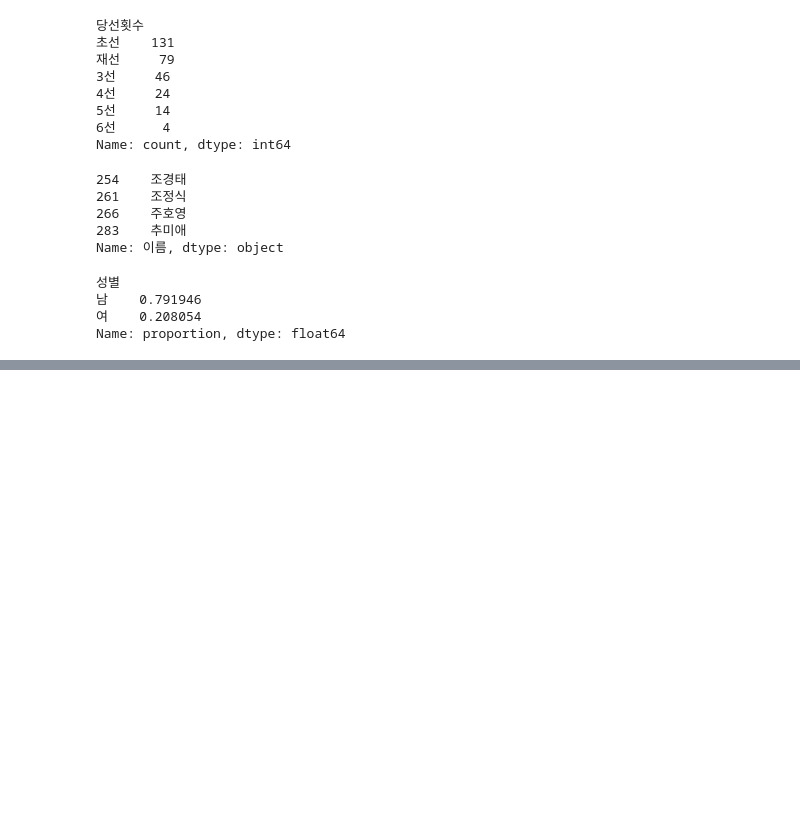
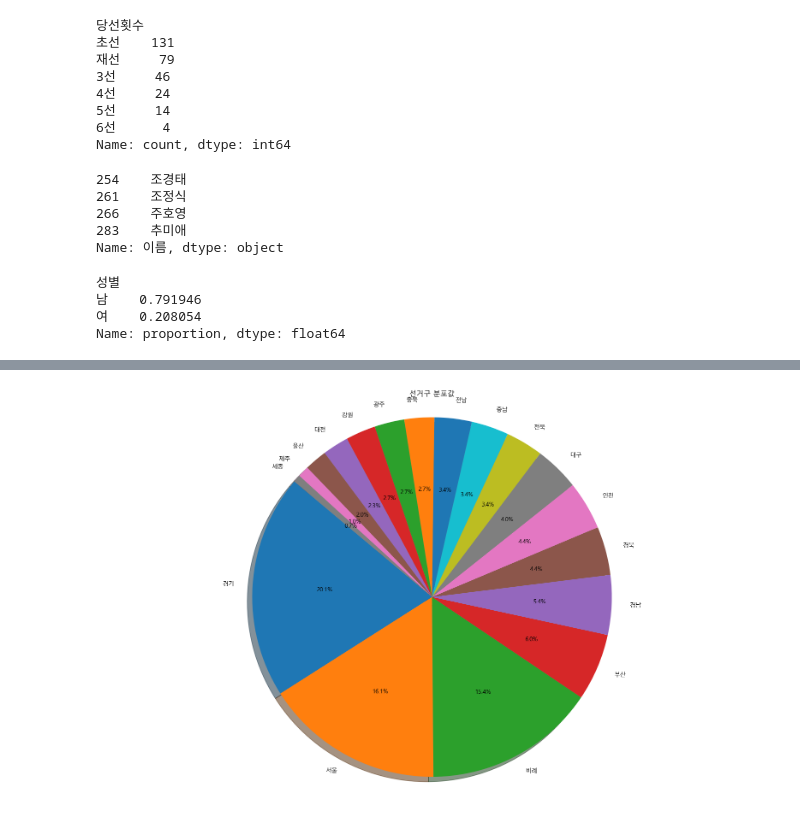
Before and after one commit to Choi-Sungyun0716/Python_WebScraping_Analysis, a Jupyter notebook: 05.국회의원현황_New2025.ipynb, the cells around one changed output, grey strips where cells are left out. Cells and saved outputs as stored; diff of their text form; code cells hidden in the pictures; blank space fills up the shorter version.

```diff
--- a/05.국회의원현황_New2025.ipynb
+++ b/05.국회의원현황_New2025.ipynb
@@ -294,0 +381,4 @@ Name: proportion, dtype: float64
+# %%
+cdf = member_df['선거구2'].value_counts(normalize=True)
+print(cdf.index)
+cdf
@@ -294,0 +409,11 @@ Name: proportion, dtype: float64
+# %%
+# figure size 설정
+figure = plt.figure(figsize=(20,12))
+plt.pie(cdf, labels = cdf.index, autopct ='%1.1f%%', startangle=140, shadow = True)
+
+plt.axis("equal")
+plt.title("선거구 분포값")
+
+plt.show()
+# %% [output]
+[figure, added]
```
Also changed, not shown: parts of 24 cells of this notebook, 4 other files.
